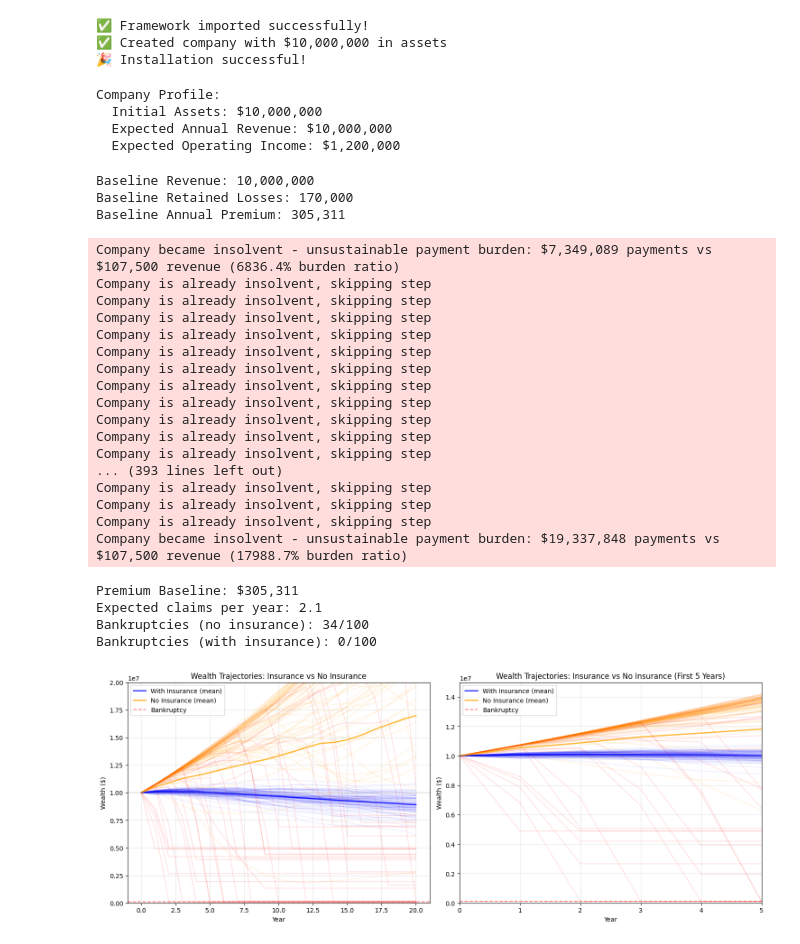
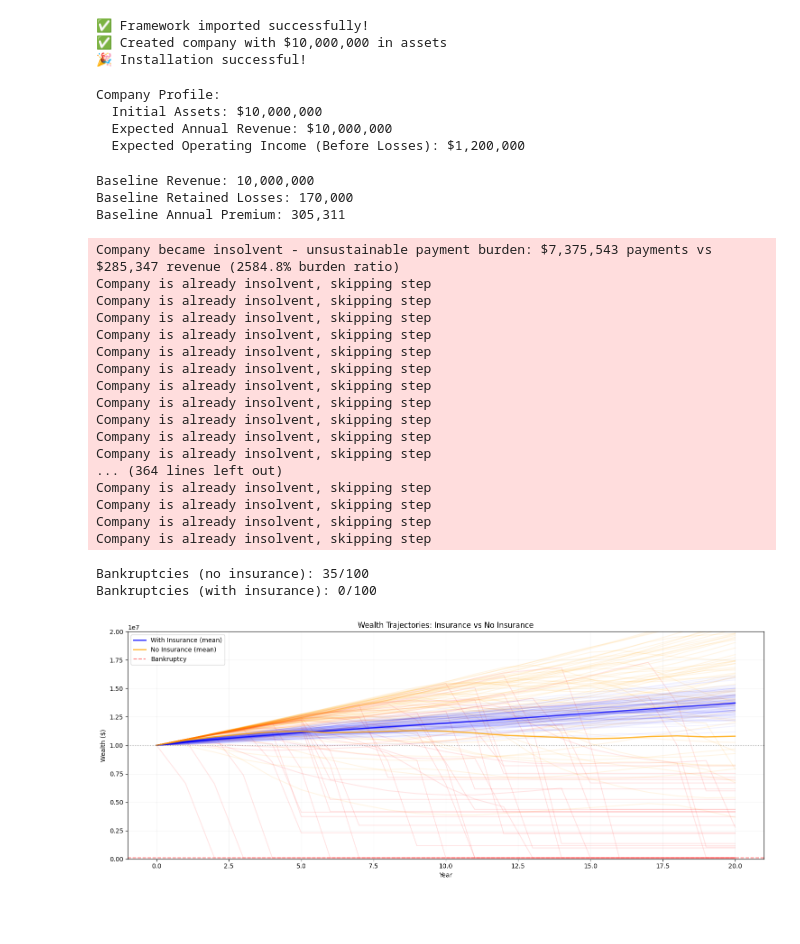
Before and after one commit to AlexFiliakov/Ergodic-Insurance-Limits, a Jupyter notebook: assets/01_getting_started.ipynb, the cells around one changed output. Saved outputs shown, nothing was run; the diff lists cells and outputs as text; code cells hidden in the pictures; blank space fills up the shorter version.

```diff
--- a/assets/01_getting_started.ipynb
+++ b/assets/01_getting_started.ipynb
@@ -41,7 +41,7 @@ config = ManufacturerConfig(
     asset_turnover_ratio=1.0,     # Generate revenue equal to assets
     operating_margin=0.12,        # protif margin before losses (~8% margin after losses)
     tax_rate=0.25,                # 25% corporate tax
-    retention_ratio=1.0           # Retain 70% of earnings
+    retention_ratio=0.7           # Retain 70% of earnings
 )
 
 # Create a $10M widget manufacturer
@@ -50,12 +50,12 @@ manufacturer = WidgetManufacturer(config)
 print(f"Company Profile:")
 print(f"  Initial Assets: ${manufacturer.assets:,.0f}")
 print(f"  Expected Annual Revenue: ${manufacturer.assets * config.asset_turnover_ratio:,.0f}")
-print(f"  Expected Operating Income: ${manufacturer.assets * config.asset_turnover_ratio * config.operating_margin:,.0f}")
+print(f"  Expected Operating Income (Before Losses): ${manufacturer.assets * config.asset_turnover_ratio * config.operating_margin:,.0f}")
 # %% [output]
 Company Profile:
   Initial Assets: $10,000,000
   Expected Annual Revenue: $10,000,000
-  Expected Operating Income: $1,200,000
+  Expected Operating Income (Before Losses): $1,200,000
 # %%
 scenarios = 100
 years = 20
@@ -227,12 +227,10 @@ for scen in range(scenarios):
 
     scenarios_with_insurance.append(wealth_with_insurance)
 
-print(f"Premium Baseline: ${annual_premium_baseline:,.0f}")
-print(f"Expected claims per year: {regular_freq_baseline + cat_freq_baseline:.1f}")
 print(f"Bankruptcies (no insurance): {len(bankruptcy_no_ins_scenarios)}/{scenarios}")
 print(f"Bankruptcies (with insurance): {len(bankruptcy_with_ins_scenarios)}/{scenarios}")
 # %% [output]
-Company became insolvent - unsustainable payment burden: $7,349,089 payments vs $107,500 revenue (6836.4% burden ratio)
+Company became insolvent - unsustainable payment burden: $7,375,543 payments vs $285,347 revenue (2584.8% burden ratio)
 Company is already insolvent, skipping step
 Company is already insolvent, skipping step
 Company is already insolvent, skipping step
@@ -244,21 +242,19 @@ Company is already insolvent, skipping step
 Company is already insolvent, skipping step
 Company is already insolvent, skipping step
 Company is already insolvent, skipping step
-... (393 lines left out)
+... (364 lines left out)
 Company is already insolvent, skipping step
 Company is already insolvent, skipping step
 Company is already insolvent, skipping step
-Company became insolvent - unsustainable payment burden: $19,337,848 payments vs $107,500 revenue (17988.7% burden ratio)
+Company is already insolvent, skipping step
-Premium Baseline: $305,311
-Expected claims per year: 2.1
-Bankruptcies (no insurance): 34/100
+Bankruptcies (no insurance): 35/100
 Bankruptcies (with insurance): 0/100
 # %%
 # Create comprehensive visualization
 fig = plt.figure(figsize=(15, 6))
 
 ### Plot 1: Wealth trajectories comparison #######
-ax1 = plt.subplot(1, 2, 1)
+ax1 = plt.subplot()
 
 bankrupt_no_ins = []
 bankrupt_with_ins = []
@@ -266,62 +262,32 @@ bankrupt_with_ins = []
 # Plot all scenarios
 for idx, s in enumerate(scenarios_no_insurance):
     if idx in bankruptcy_no_ins_scenarios:
         ax1.plot(range(len(s)), s, color='red', alpha=0.1)
         bankrupt_no_ins.append(s)
     else:
         ax1.plot(range(len(s)), s, color='orange', alpha=0.1)
 for idx, s in enumerate(scenarios_with_insurance):
     if idx in bankruptcy_with_ins_scenarios:
         bankrupt_with_ins.append(s)
     ax1.plot(range(len(s)), s, color='blue', alpha=0.05)
 
 # Compute and overlay means
 no_ins_mean = np.average(np.array(scenarios_no_insurance, dtype=float), axis=0)
 with_ins_mean = np.average(np.array(scenarios_with_insurance, dtype=float), axis=0)
 
 ax1.plot(range(len(with_ins_mean)), with_ins_mean, color='blue', linewidth=2, alpha=0.8, label='With Insurance (mean)')
 ax1.plot(range(len(no_ins_mean)), no_ins_mean, color='orange', linewidth=2, alpha=0.8, label='No Insurance (mean)')
 ax1.axhline(y=100_000, color='r', linestyle='--', alpha=0.5, label='Bankruptcy')
 ax1.axhline(y=config.initial_assets, color='gray', linestyle=':', alpha=0.5)
 
 ax1.set_xlabel('Year')
 ax1.set_ylabel('Wealth ($)')
 ax1.set_title('Wealth Trajectories: Insurance vs No Insurance')
 ax1.set_ylim(0, 20_000_000)
 ax1.legend()
-ax1.grid(True, alpha=0.3)
+ax1.grid(True, alpha=0.15)
 
-### Plot 2: Wealth trajectories comparison #######
-ax1 = plt.subplot(1, 2, 2)
-
-# Plot all scenarios
-for idx, s in enumerate(scenarios_no_insurance):
-    if idx in bankruptcy_no_ins_scenarios:
-        ax1.plot(range(len(s)), s, color='red', alpha=0.1)
-        bankrupt_no_ins.append(s)
-    else:
-        ax1.plot(range(len(s)), s, color='orange', alpha=0.1)
-for idx, s in enumerate(scenarios_with_insurance):
-    if idx in bankruptcy_with_ins_scenarios:
-        bankrupt_with_ins.append(s)
-    ax1.plot(range(len(s)), s, color='blue', alpha=0.05)
-
-# Compute and overlay means
-no_ins_mean = np.average(np.array(scenarios_no_insurance, dtype=float), axis=0)
-
-ax1.plot(range(len(with_ins_mean)), with_ins_mean, color='blue', linewidth=2, alpha=0.8, label='With Insurance (mean)')
-ax1.plot(range(len(no_ins_mean)), no_ins_mean, color='orange', linewidth=2, alpha=0.8, label='No Insurance (mean)')
-ax1.axhline(y=100_000, color='r', linestyle='--', alpha=0.5, label='Bankruptcy')
-ax1.axhline(y=config.initial_assets, color='gray', linestyle=':', alpha=0.5)
-
-ax1.set_xlabel('Year')
-ax1.set_ylabel('Wealth ($)')
-ax1.set_title('Wealth Trajectories: Insurance vs No Insurance (First 5 Years)')
-ax1.set_xlim(0, 5)
-ax1.set_ylim(0, 15_000_000)
-ax1.legend()
-ax1.grid(True, alpha=0.3)
 plt.tight_layout()
 plt.show()
 # %% [output]
-[figure, old version]
+[figure, new version]
```
Also changed, not shown: parts of 2 cells of this notebook, 2 other files.
